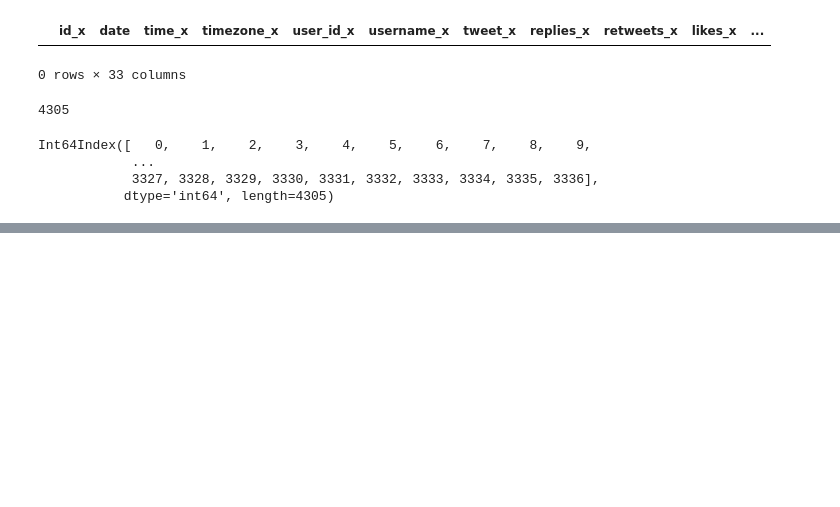
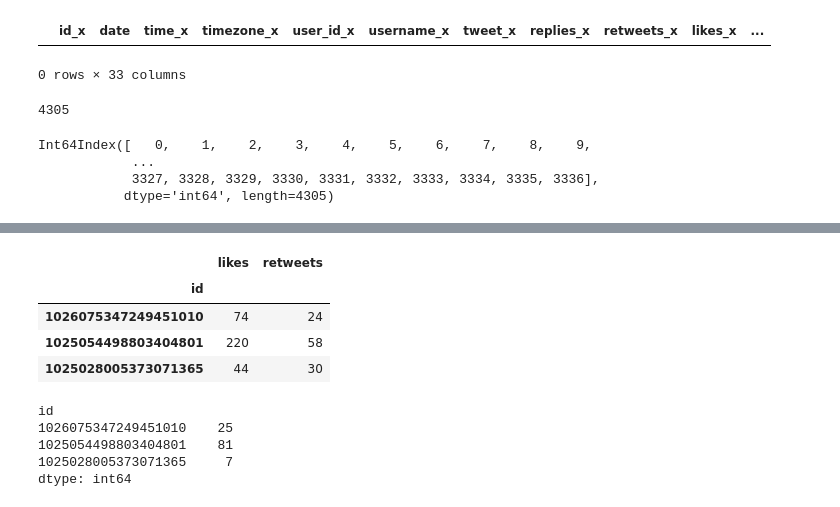
Before and after one commit to gauravsingh1012/Data-Analysis-and-Data-Visualisation, a Jupyter notebook: A_Primer_on_data_analysis_using_Pandas_on_historical_twitter_data.ipynb, the cells around one changed output, grey strips where cells are left out. Saved outputs shown, nothing was run; the diff lists cells and outputs as text; code cells hidden in the pictures; blank space fills up the shorter version.

```diff
--- a/A_Primer_on_data_analysis_using_Pandas_on_historical_twitter_data.ipynb
+++ b/A_Primer_on_data_analysis_using_Pandas_on_historical_twitter_data.ipynb
@@ -418,0 +459,16 @@ plotly.offline.iplot({'data':traces,'layout':layout})
+# %%
+subframe * 2
+# %% [output]
+|  | likes | retweets |
+| id |  |  |
+| 1026075347249451010 | 74 | 24 |
+| 1025054498803404801 | 220 | 58 |
+| 1025028005373071365 | 44 | 30 |
+# %%
+subframe.likes - subframe.retweets
+# %% [output]
+id
+1026075347249451010    25
+1025054498803404801    81
+1025028005373071365     7
+dtype: int64
```
Also changed, not shown: parts of 16 cells of this notebook.
